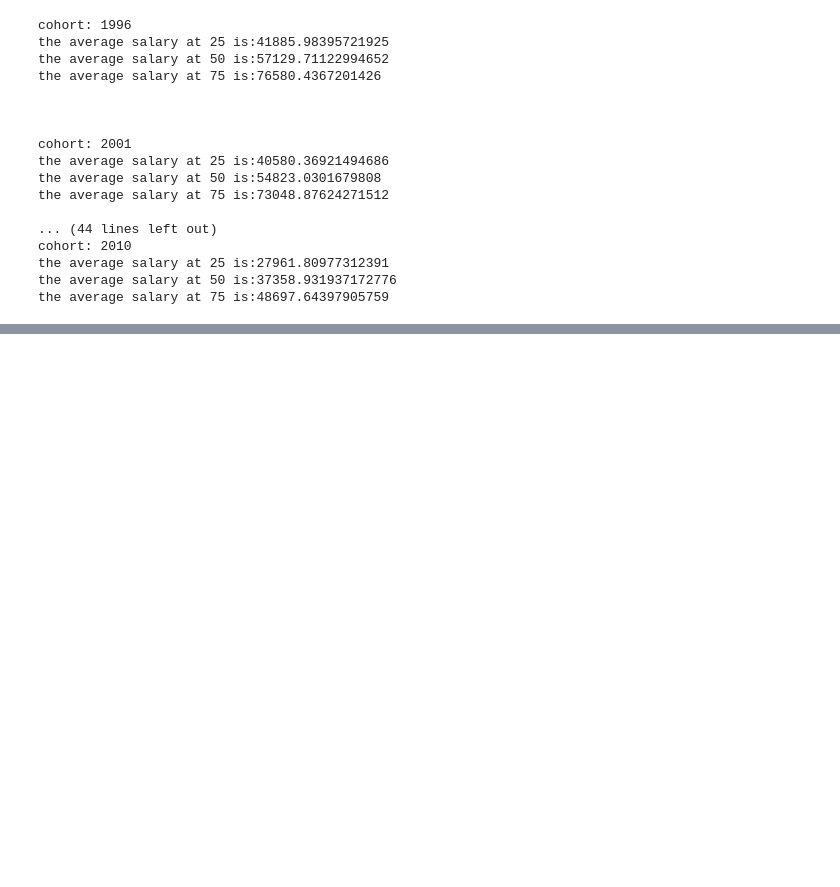
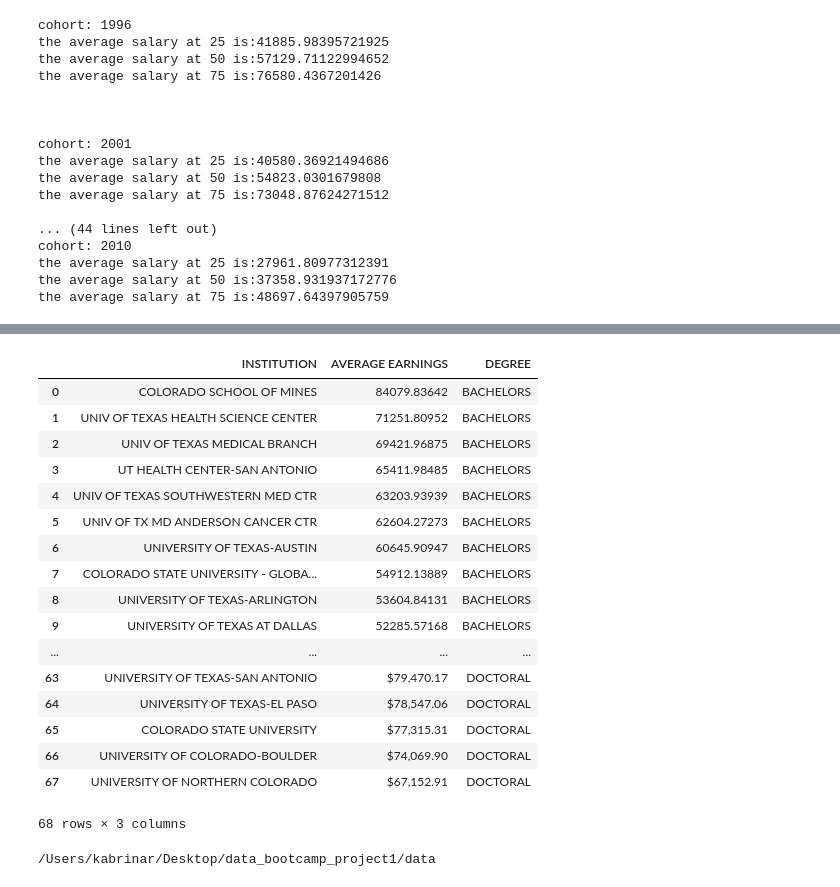
Before and after one commit to otrejo08/data_bootcamp_project1, a Jupyter notebook: data/Kabrina.ipynb, the cells around one changed output, grey strips where cells are left out. Saved outputs shown, nothing was run; the diff lists cells and outputs as text; code cells hidden in the pictures; blank space fills up the shorter version.

Commit message:
add earnings by school

```diff
--- a/data/Kabrina.ipynb
+++ b/data/Kabrina.ipynb
@@ -290,0 +440,29 @@ the average salary at 75 is:48697.64397905759
+# %%
+bsavg_earnings_csv = "Average Earnings per Institute BS.csv"
+
+bsavg_earnings_df = pd.read_csv(bsavg_earnings_csv)
+# %%
+bsavg_earnings_df
+# %% [output]
+|  | INSTITUTION | AVERAGE EARNINGS | DEGREE |
+| 0 | COLORADO SCHOOL OF MINES | 84079.83642 | BACHELORS |
+| 1 | UNIV OF TEXAS HEALTH SCIENCE CENTER | 71251.80952 | BACHELORS |
+| 2 | UNIV OF TEXAS MEDICAL BRANCH | 69421.96875 | BACHELORS |
+| 3 | UT HEALTH CENTER-SAN ANTONIO | 65411.98485 | BACHELORS |
+| 4 | UNIV OF TEXAS SOUTHWESTERN MED CTR | 63203.93939 | BACHELORS |
+| 5 | UNIV OF TX MD ANDERSON CANCER CTR | 62604.27273 | BACHELORS |
+| 6 | UNIVERSITY OF TEXAS-AUSTIN | 60645.90947 | BACHELORS |
+| 7 | COLORADO STATE UNIVERSITY - GLOBA... | 54912.13889 | BACHELORS |
+| 8 | UNIVERSITY OF TEXAS-ARLINGTON | 53604.84131 | BACHELORS |
+| 9 | UNIVERSITY OF TEXAS AT DALLAS | 52285.57168 | BACHELORS |
+| ... | ... | ... | ... |
+| 63 | UNIVERSITY OF TEXAS-SAN ANTONIO | $79,470.17 | DOCTORAL |
+| 64 | UNIVERSITY OF TEXAS-EL PASO | $78,547.06 | DOCTORAL |
+| 65 | COLORADO STATE UNIVERSITY | $77,315.31 | DOCTORAL |
+| 66 | UNIVERSITY OF COLORADO-BOULDER | $74,069.90 | DOCTORAL |
+| 67 | UNIVERSITY OF NORTHERN COLORADO | $67,152.91 | DOCTORAL |
+68 rows × 3 columns
+# %%
+cd data
+# %% [output]
+/Users/kabrinar/Desktop/data_bootcamp_project1/data
```
Also changed, not shown: parts of 2 cells of this notebook, 10 other files.
